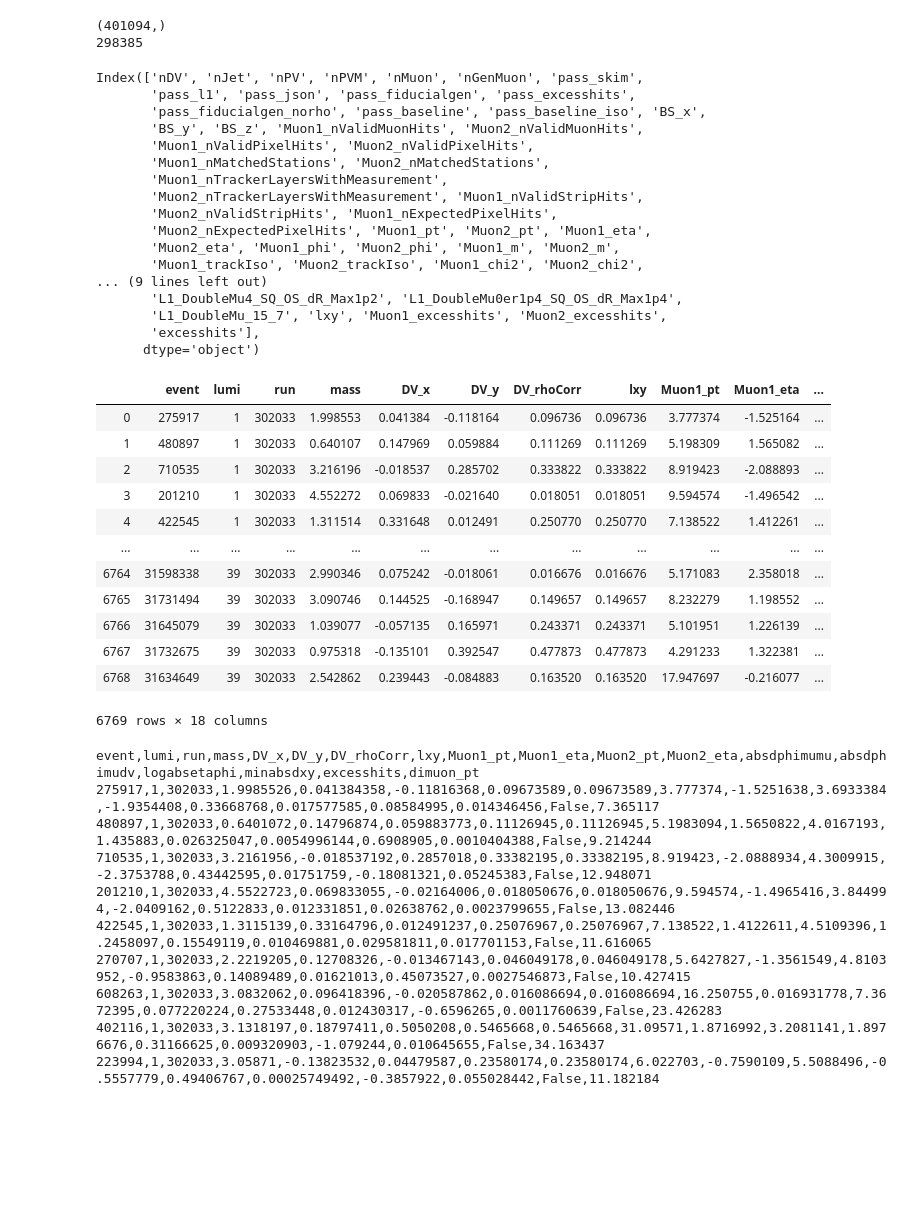
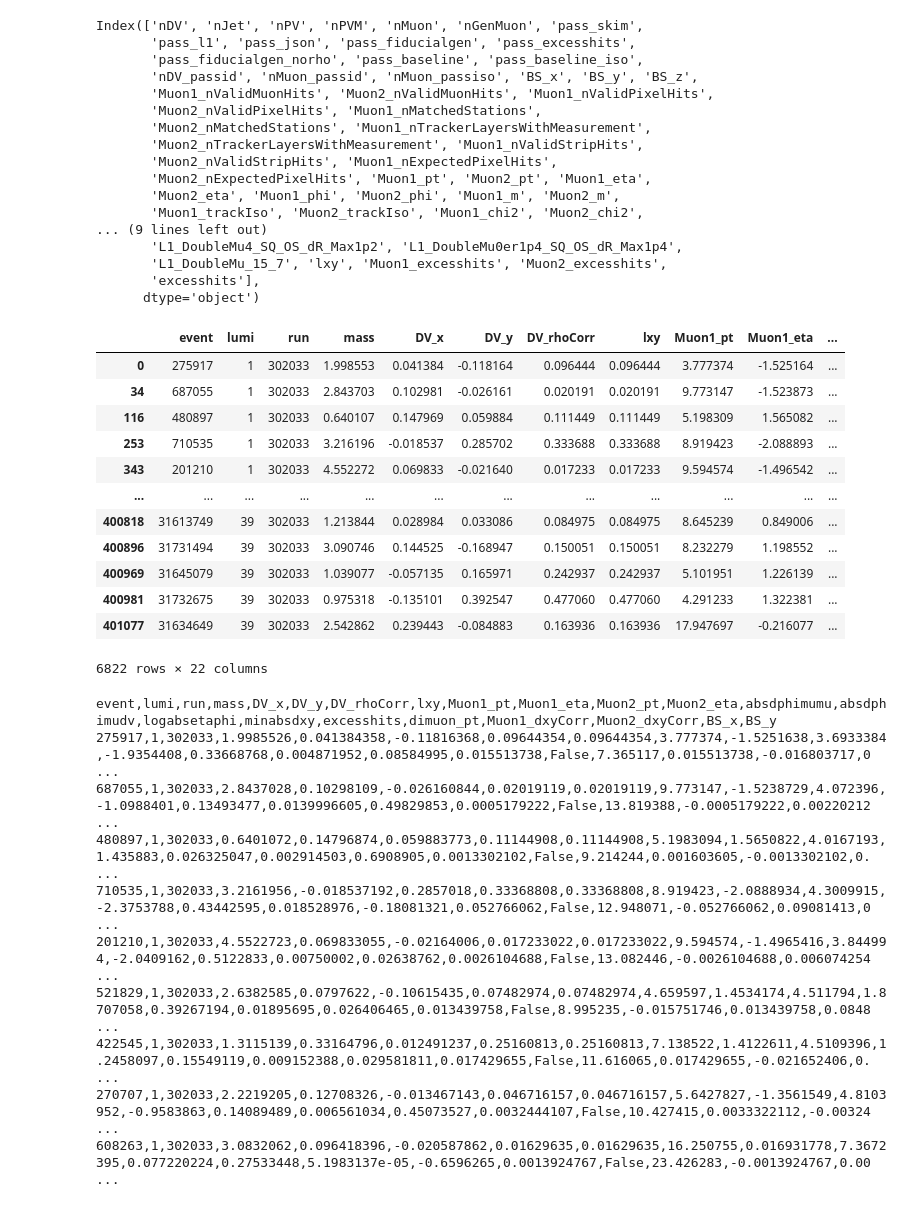
Before and after one commit to leonardogiannini/scouting, a Jupyter notebook: analysis/synchronization.ipynb, the cells around one changed output. Drawn from its saved outputs; the diff is of its cells as text; code cells hidden in the pictures; blank space fills up the shorter version.

```diff
--- a/analysis/synchronization.ipynb
+++ b/analysis/synchronization.ipynb
@@ -28,7 +28,7 @@ set_plotting_style()
 # %%
 def make_df(fname, entrystart=None, entrystop=None, haslxy=True):
     t = uproot.open(fname)["Events"]
-    branches = ["/n(DV|Jet|PV|PVM|Muon|GenMuon)$/","pass_*",
+    branches = ["/n(DV|Jet|PV|PVM|Muon|GenMuon)$/","pass_*","nDV_*","nMuon_*",
                      "/BS_(x|y|z)$/",
                      "/Muon_n(Valid|Matched|Tracker|Expected).*/",
                      "/Muon_(pt|eta|phi|m|trackIso|charge|dz.*|dxy.*|chi2|ndof|drjet|pass*)$/",
@@ -41,9 +41,10 @@ def make_df(fname, entrystart=None, entrystop=None, haslxy=True):
     if haslxy: branches += ["lxy"]
     arrs = t.arrays(branches,outputtype=dict,namedecode="ascii",entrystart=entrystart,entrystop=entrystop)
 
-    sel = arrs["pass_baseline_iso"]
-    print(sel.shape)
-    print(arrs["pass_l1"].sum())
+    sel = slice(None,None)
+#     sel = arrs["pass_baseline_iso"]
+#     print(sel.shape)
+#     print(arrs["pass_l1"].sum())
 
     # flatten into dataframe and require `sel`
     df = pd.DataFrame()
@@ -72,19 +73,16 @@ def make_df(fname, entrystart=None, entrystop=None, haslxy=True):
 
 
 dfs = make_df("/home/users/namin/2019/scouting/repo/batch/output_synch_data2017.root")
-# %% [output]
-(401094,)
-298385
 # %%
 dfs.columns
 # %% [output]
 Index(['nDV', 'nJet', 'nPV', 'nPVM', 'nMuon', 'nGenMuon', 'pass_skim',
        'pass_l1', 'pass_json', 'pass_fiducialgen', 'pass_excesshits',
-       'pass_fiducialgen_norho', 'pass_baseline', 'pass_baseline_iso', 'BS_x',
-       'BS_y', 'BS_z', 'Muon1_nValidMuonHits', 'Muon2_nValidMuonHits',
-       'Muon1_nValidPixelHits', 'Muon2_nValidPixelHits',
-       'Muon1_nMatchedStations', 'Muon2_nMatchedStations',
-       'Muon1_nTrackerLayersWithMeasurement',
+       'pass_fiducialgen_norho', 'pass_baseline', 'pass_baseline_iso',
+       'nDV_passid', 'nMuon_passid', 'nMuon_passiso', 'BS_x', 'BS_y', 'BS_z',
+       'Muon1_nValidMuonHits', 'Muon2_nValidMuonHits', 'Muon1_nValidPixelHits',
+       'Muon2_nValidPixelHits', 'Muon1_nMatchedStations',
+       'Muon2_nMatchedStations', 'Muon1_nTrackerLayersWithMeasurement',
        'Muon2_nTrackerLayersWithMeasurement', 'Muon1_nValidStripHits',
        'Muon2_nValidStripHits', 'Muon1_nExpectedPixelHits',
        'Muon2_nExpectedPixelHits', 'Muon1_pt', 'Muon2_pt', 'Muon1_eta',
@@ -96,43 +94,47 @@ Index(['nDV', 'nJet', 'nPV', 'nPVM', 'nMuon', 'nGenMuon', 'pass_skim',
        'excesshits'],
       dtype='object')
 # %%
-df = dfs[[
+df = dfs.query("pass_baseline_iso")[[
     "event","luminosityBlock","run",
     "dimuon_mass",
     "DV_x","DV_y","DV_rhoCorr","lxy",
     "Muon1_pt","Muon1_eta","Muon2_pt","Muon2_eta",
     "absdphimumu","absdphimudv",
     "logabsetaphi","minabsdxy","excesshits",
     "dimuon_pt",
+    "Muon1_dxyCorr",
+    "Muon2_dxyCorr",
+    "BS_x",
+    "BS_y",
 ]].rename({"luminosityBlock":"lumi","dimuon_mass":"mass"},axis=1)
 df
 # %% [output]
 |  | event | lumi | run | mass | DV_x | DV_y | DV_rhoCorr | lxy | Muon1_pt | Muon1_eta | ... |
-| 0 | 275917 | 1 | 302033 | 1.998553 | 0.041384 | -0.118164 | 0.096736 | 0.096736 | 3.777374 | -1.525164 | ... |
-| 1 | 480897 | 1 | 302033 | 0.640107 | 0.147969 | 0.059884 | 0.111269 | 0.111269 | 5.198309 | 1.565082 | ... |
-| 2 | 710535 | 1 | 302033 | 3.216196 | -0.018537 | 0.285702 | 0.333822 | 0.333822 | 8.919423 | -2.088893 | ... |
-| 3 | 201210 | 1 | 302033 | 4.552272 | 0.069833 | -0.021640 | 0.018051 | 0.018051 | 9.594574 | -1.496542 | ... |
-| 4 | 422545 | 1 | 302033 | 1.311514 | 0.331648 | 0.012491 | 0.250770 | 0.250770 | 7.138522 | 1.412261 | ... |
+| 0 | 275917 | 1 | 302033 | 1.998553 | 0.041384 | -0.118164 | 0.096444 | 0.096444 | 3.777374 | -1.525164 | ... |
+| 34 | 687055 | 1 | 302033 | 2.843703 | 0.102981 | -0.026161 | 0.020191 | 0.020191 | 9.773147 | -1.523873 | ... |
+| 116 | 480897 | 1 | 302033 | 0.640107 | 0.147969 | 0.059884 | 0.111449 | 0.111449 | 5.198309 | 1.565082 | ... |
+| 253 | 710535 | 1 | 302033 | 3.216196 | -0.018537 | 0.285702 | 0.333688 | 0.333688 | 8.919423 | -2.088893 | ... |
+| 343 | 201210 | 1 | 302033 | 4.552272 | 0.069833 | -0.021640 | 0.017233 | 0.017233 | 9.594574 | -1.496542 | ... |
 | ... | ... | ... | ... | ... | ... | ... | ... | ... | ... | ... | ... |
-| 6764 | 31598338 | 39 | 302033 | 2.990346 | 0.075242 | -0.018061 | 0.016676 | 0.016676 | 5.171083 | 2.358018 | ... |
-| 6765 | 31731494 | 39 | 302033 | 3.090746 | 0.144525 | -0.168947 | 0.149657 | 0.149657 | 8.232279 | 1.198552 | ... |
-| 6766 | 31645079 | 39 | 302033 | 1.039077 | -0.057135 | 0.165971 | 0.243371 | 0.243371 | 5.101951 | 1.226139 | ... |
-| 6767 | 31732675 | 39 | 302033 | 0.975318 | -0.135101 | 0.392547 | 0.477873 | 0.477873 | 4.291233 | 1.322381 | ... |
-| 6768 | 31634649 | 39 | 302033 | 2.542862 | 0.239443 | -0.084883 | 0.163520 | 0.163520 | 17.947697 | -0.216077 | ... |
+| 400818 | 31613749 | 39 | 302033 | 1.213844 | 0.028984 | 0.033086 | 0.084975 | 0.084975 | 8.645239 | 0.849006 | ... |
+| 400896 | 31731494 | 39 | 302033 | 3.090746 | 0.144525 | -0.168947 | 0.150051 | 0.150051 | 8.232279 | 1.198552 | ... |
+| 400969 | 31645079 | 39 | 302033 | 1.039077 | -0.057135 | 0.165971 | 0.242937 | 0.242937 | 5.101951 | 1.226139 | ... |
+| 400981 | 31732675 | 39 | 302033 | 0.975318 | -0.135101 | 0.392547 | 0.477060 | 0.477060 | 4.291233 | 1.322381 | ... |
+| 401077 | 31634649 | 39 | 302033 | 2.542862 | 0.239443 | -0.084883 | 0.163936 | 0.163936 | 17.947697 | -0.216077 | ... |
-6769 rows × 18 columns
+6822 rows × 22 columns
 # %%
-fname = "~/public_html/dump/scouting/synchronization/data_2017D_v2.csv"
+fname = "~/public_html/dump/scouting/synchronization/data_2017D_v3.csv"
 df.to_csv(fname,index=False)
 !head -n 10 {fname}
 # %% [output]
-event,lumi,run,mass,DV_x,DV_y,DV_rhoCorr,lxy,Muon1_pt,Muon1_eta,Muon2_pt,Muon2_eta,absdphimumu,absdphimudv,logabsetaphi,minabsdxy,excesshits,dimuon_pt
-275917,1,302033,1.9985526,0.041384358,-0.11816368,0.09673589,0.09673589,3.777374,-1.5251638,3.6933384,-1.9354408,0.33668768,0.017577585,0.08584995,0.014346456,False,7.365117
-480897,1,302033,0.6401072,0.14796874,0.059883773,0.11126945,0.11126945,5.1983094,1.5650822,4.0167193,1.435883,0.026325047,0.0054996144,0.6908905,0.0010404388,False,9.214244
-710535,1,302033,3.2161956,-0.018537192,0.2857018,0.33382195,0.33382195,8.919423,-2.0888934,4.3009915,-2.3753788,0.43442595,0.01751759,-0.18081321,0.05245383,False,12.948071
-201210,1,302033,4.5522723,0.069833055,-0.02164006,0.018050676,0.018050676,9.594574,-1.4965416,3.844994,-2.0409162,0.5122833,0.012331851,0.02638762,0.0023799655,False,13.082446
-422545,1,302033,1.3115139,0.33164796,0.012491237,0.25076967,0.25076967,7.138522,1.4122611,4.5109396,1.2458097,0.15549119,0.010469881,0.029581811,0.017701153,False,11.616065
-270707,1,302033,2.2219205,0.12708326,-0.013467143,0.046049178,0.046049178,5.6427827,-1.3561549,4.8103952,-0.9583863,0.14089489,0.01621013,0.45073527,0.0027546873,False,10.427415
-608263,1,302033,3.0832062,0.096418396,-0.020587862,0.016086694,0.016086694,16.250755,0.016931778,7.3672395,0.077220224,0.27533448,0.012430317,-0.6596265,0.0011760639,False,23.426283
-402116,1,302033,3.1318197,0.18797411,0.5050208,0.5465668,0.5465668,31.09571,1.8716992,3.2081141,1.8976676,0.31166625,0.009320903,-1.079244,0.010645655,False,34.163437
-223994,1,302033,3.05871,-0.13823532,0.04479587,0.23580174,0.23580174,6.022703,-0.7590109,5.5088496,-0.5557779,0.49406767,0.00025749492,-0.3857922,0.055028442,False,11.182184
+event,lumi,run,mass,DV_x,DV_y,DV_rhoCorr,lxy,Muon1_pt,Muon1_eta,Muon2_pt,Muon2_eta,absdphimumu,absdphimudv,logabsetaphi,minabsdxy,excesshits,dimuon_pt,Muon1_dxyCorr,Muon2_dxyCorr,BS_x,BS_y
+275917,1,302033,1.9985526,0.041384358,-0.11816368,0.09644354,0.09644354,3.777374,-1.5251638,3.6933384,-1.9354408,0.33668768,0.004871952,0.08584995,0.015513738,False,7.365117,0.015513738,-0.016803717,0 ...
+687055,1,302033,2.8437028,0.10298109,-0.026160844,0.02019119,0.02019119,9.773147,-1.5238729,4.072396,-1.0988401,0.13493477,0.0139996605,0.49829853,0.0005179222,False,13.819388,-0.0005179222,0.00220212 ...
+480897,1,302033,0.6401072,0.14796874,0.059883773,0.11144908,0.11144908,5.1983094,1.5650822,4.0167193,1.435883,0.026325047,0.002914503,0.6908905,0.0013302102,False,9.214244,0.001603605,-0.0013302102,0. ...
+710535,1,302033,3.2161956,-0.018537192,0.2857018,0.33368808,0.33368808,8.919423,-2.0888934,4.3009915,-2.3753788,0.43442595,0.018528976,-0.18081321,0.052766062,False,12.948071,-0.052766062,0.09081413,0 ...
+201210,1,302033,4.5522723,0.069833055,-0.02164006,0.017233022,0.017233022,9.594574,-1.4965416,3.844994,-2.0409162,0.5122833,0.00750002,0.02638762,0.0026104688,False,13.082446,-0.0026104688,0.006074254 ...
+521829,1,302033,2.6382585,0.0797622,-0.10615435,0.07482974,0.07482974,4.659597,1.4534174,4.511794,1.8707058,0.39267194,0.01895695,0.026406465,0.013439758,False,8.995235,-0.015751746,0.013439758,0.0848 ...
+422545,1,302033,1.3115139,0.33164796,0.012491237,0.25160813,0.25160813,7.138522,1.4122611,4.5109396,1.2458097,0.15549119,0.009152388,0.029581811,0.017429655,False,11.616065,0.017429655,-0.021652406,0. ...
+270707,1,302033,2.2219205,0.12708326,-0.013467143,0.046716157,0.046716157,5.6427827,-1.3561549,4.8103952,-0.9583863,0.14089489,0.006561034,0.45073527,0.0032444107,False,10.427415,0.0033322112,-0.00324 ...
+608263,1,302033,3.0832062,0.096418396,-0.020587862,0.01629635,0.01629635,16.250755,0.016931778,7.3672395,0.077220224,0.27533448,5.1983137e-05,-0.6596265,0.0013924767,False,23.426283,-0.0013924767,0.00 ...
 # %%
```
Also changed, not shown: parts of 32 cells of this notebook, 5 other files.
